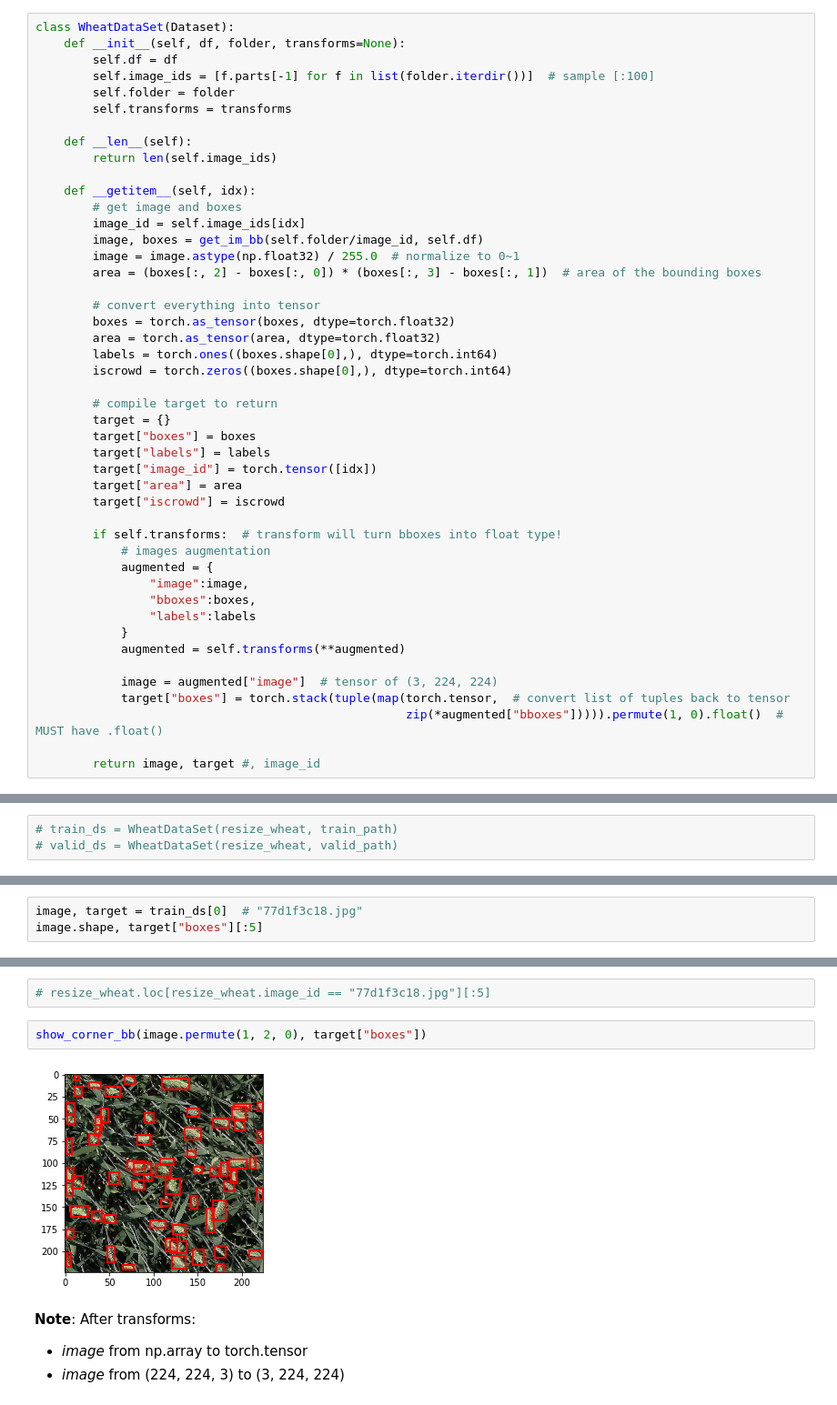
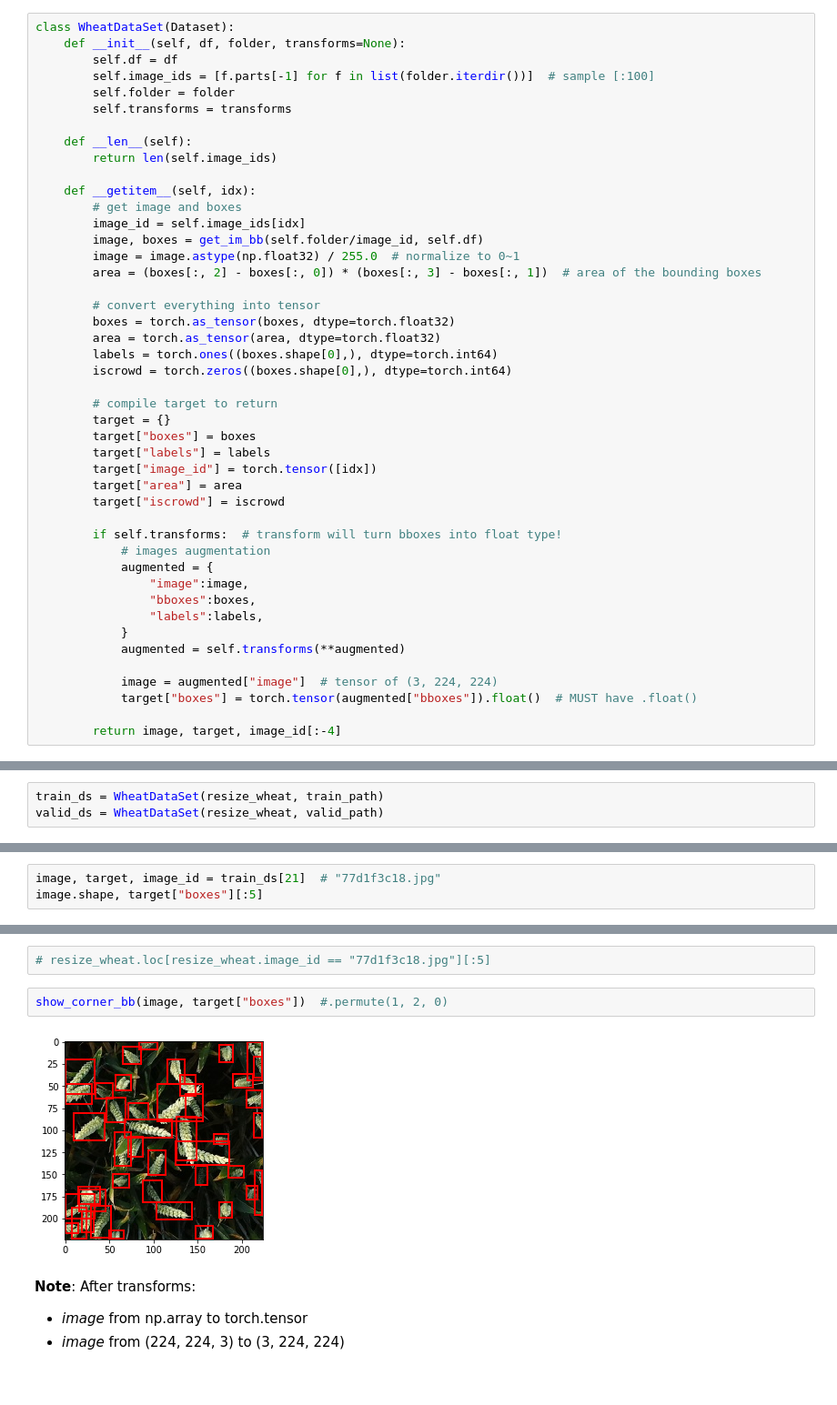
Before and after one commit to Lin-Leon-MENG/Kaggle-Global-Wheat-Detection, a Jupyter notebook: notebooks/3_augmentation_pretrained_ec2.ipynb, the cells around one changed output, grey strips where cells are left out. Shown at 91% size. Drawn from its saved outputs; the diff is of its cells as text.

```diff
--- a/notebooks/3_augmentation_pretrained_ec2.ipynb
+++ b/notebooks/3_augmentation_pretrained_ec2.ipynb
@@ -346,15 +377,14 @@ class WheatDataSet(Dataset):
             augmented = {
                 "image":image,
                 "bboxes":boxes,
-                "labels":labels
+                "labels":labels,
             }
             augmented = self.transforms(**augmented)
 
             image = augmented["image"]  # tensor of (3, 224, 224)
-            target["boxes"] = torch.stack(tuple(map(torch.tensor,  # convert list of tuples back to tensor
-                                                    zip(*augmented["bboxes"])))).permute(1, 0).float()  # MUST have .float()
+            target["boxes"] = torch.tensor(augmented["bboxes"]).float()  # MUST have .float()
 
-        return image, target #, image_id
+        return image, target, image_id[:-4]
 # %%
 # Albumentations
 def get_train_transform():
@@ -387,8 +435,8 @@ def get_valid_transform():
 train_ds = WheatDataSet(resize_wheat, train_path, get_train_transform())
 valid_ds = WheatDataSet(resize_wheat, valid_path, get_valid_transform())
 # %%
-# train_ds = WheatDataSet(resize_wheat, train_path)
-# valid_ds = WheatDataSet(resize_wheat, valid_path)
+train_ds = WheatDataSet(resize_wheat, train_path)
+valid_ds = WheatDataSet(resize_wheat, valid_path)
 # %%
 len(train_ds)
 # %% [output]
@@ -424,6 +505,6 @@ train_ds[0]
 # wheat.loc[wheat.image_id == "8b558e9e3.jpg"]
 # show_corner_bb(*get_im_bb(image_folder/"8b558e9e3.jpg", wheat))
 # %%
-image, target = train_ds[0]  # "77d1f3c18.jpg"
+image, target, image_id = train_ds[21]  # "77d1f3c18.jpg"
 image.shape, target["boxes"][:5]
 # %% [output]
@@ -436,9 +517,9 @@ image.shape, target["boxes"][:5]
 # %%
 # resize_wheat.loc[resize_wheat.image_id == "77d1f3c18.jpg"][:5]
 # %%
-show_corner_bb(image.permute(1, 2, 0), target["boxes"])
+show_corner_bb(image, target["boxes"])  #.permute(1, 2, 0)
 # %% [output]
-[figure, old version]
+[figure, new version]
 # %% [markdown]
 **Note**:
 After transforms:
```
Also changed, not shown: parts of 47 cells of this notebook, 2 other files.
